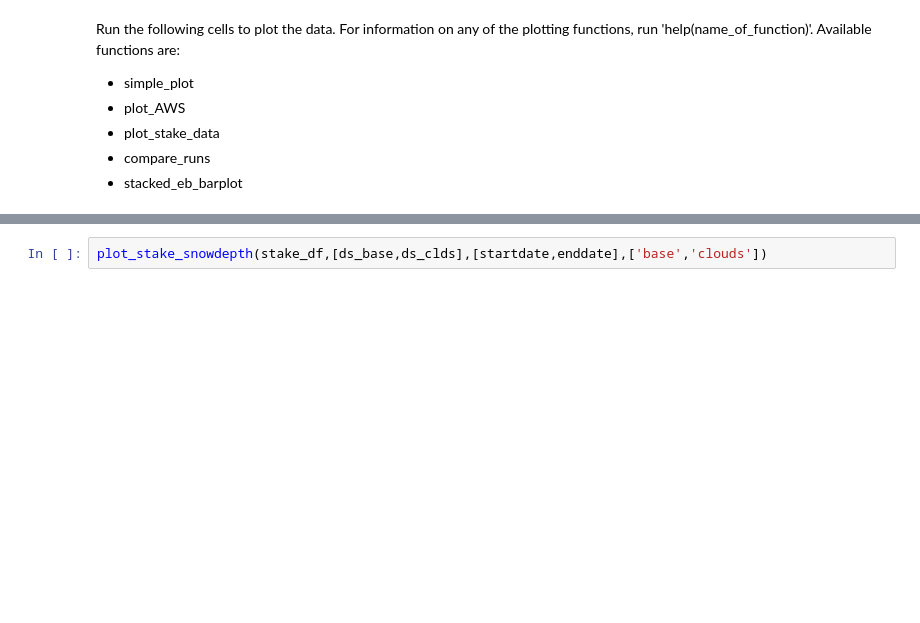
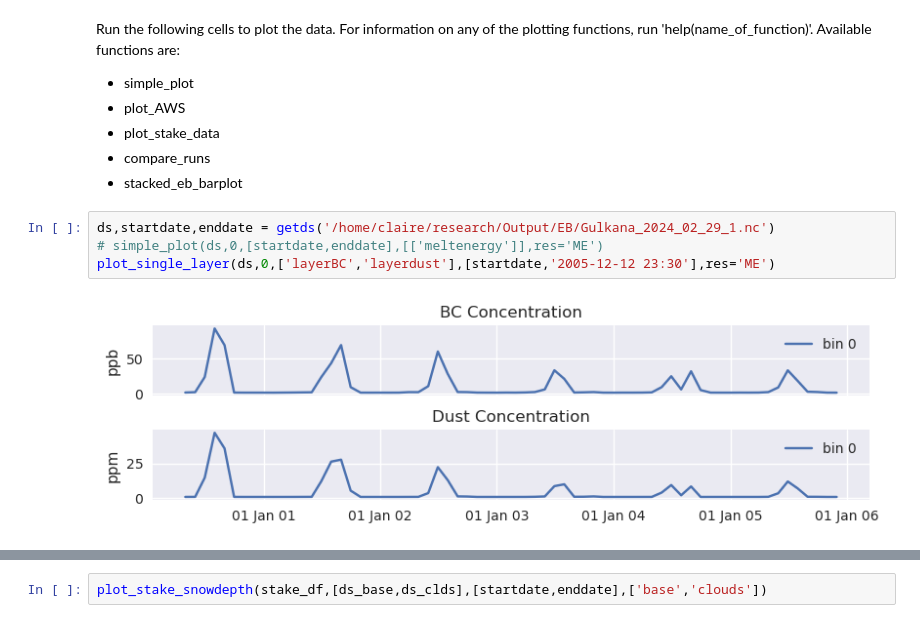
Before and after one commit to drounce/PyGEM, a Jupyter notebook: pygem_eb/processing/ebplotting.ipynb, the cells around one changed output, grey strips where cells are left out. Cells and saved outputs as stored; diff of their text form; blank space fills up the shorter version.

```diff
--- a/pygem_eb/processing/ebplotting.ipynb
+++ b/pygem_eb/processing/ebplotting.ipynb
@@ -18,3 +21,9 @@ Run the following cells to plot the data. For information on any of the plotting
 - plot_stake_data
 - compare_runs
 - stacked_eb_barplot
+# %%
+ds,startdate,enddate = getds('/home/claire/research/Output/EB/Gulkana_2024_02_29_1.nc')
+# simple_plot(ds,0,[startdate,enddate],[['meltenergy']],res='ME')
+plot_single_layer(ds,0,['layerBC','layerdust'],[startdate,'2005-12-12 23:30'],res='ME')
+# %% [output]
+[figure, added]
```
Also changed, not shown: parts of 20 cells of this notebook, 9 other files.
